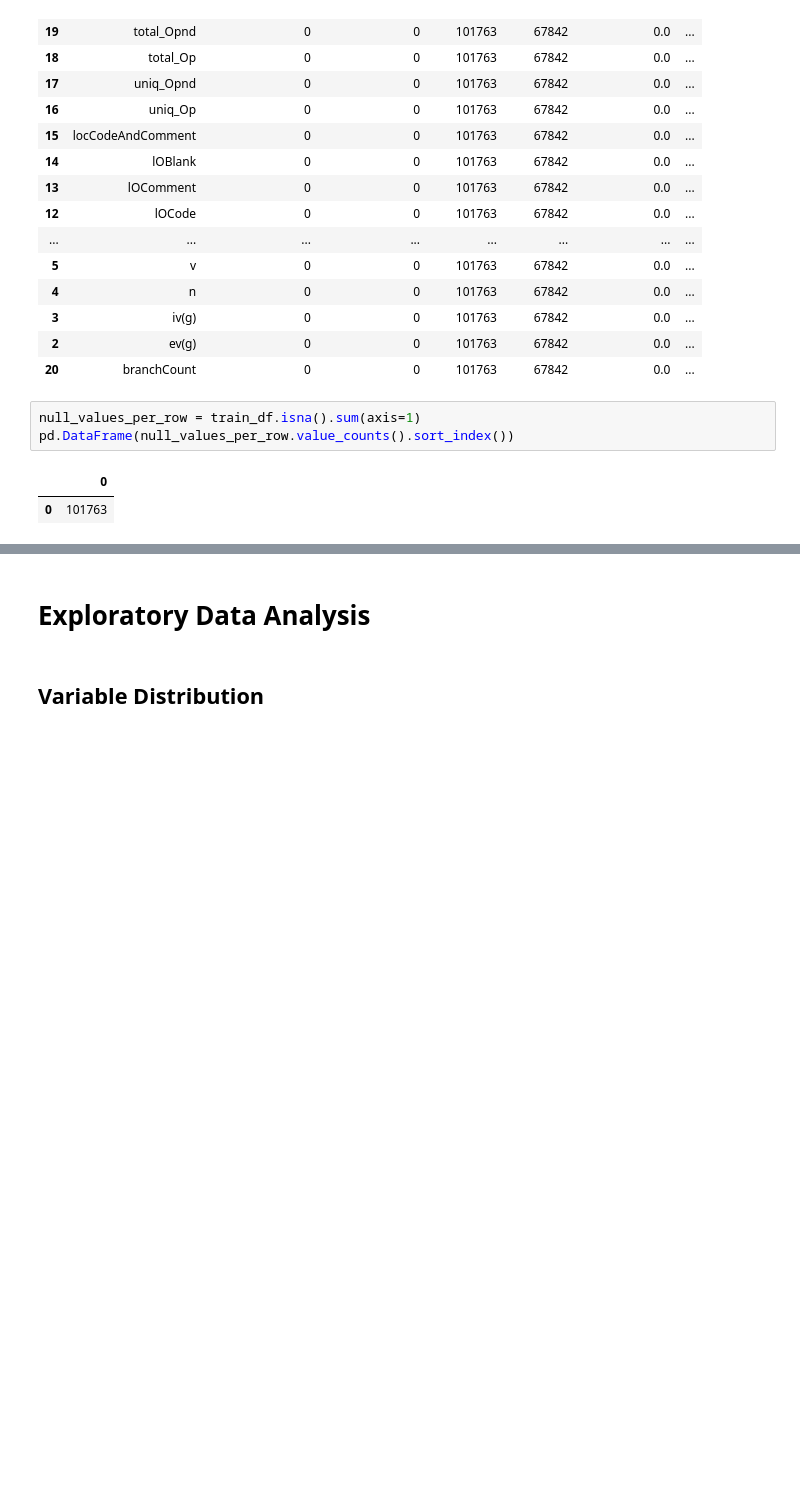
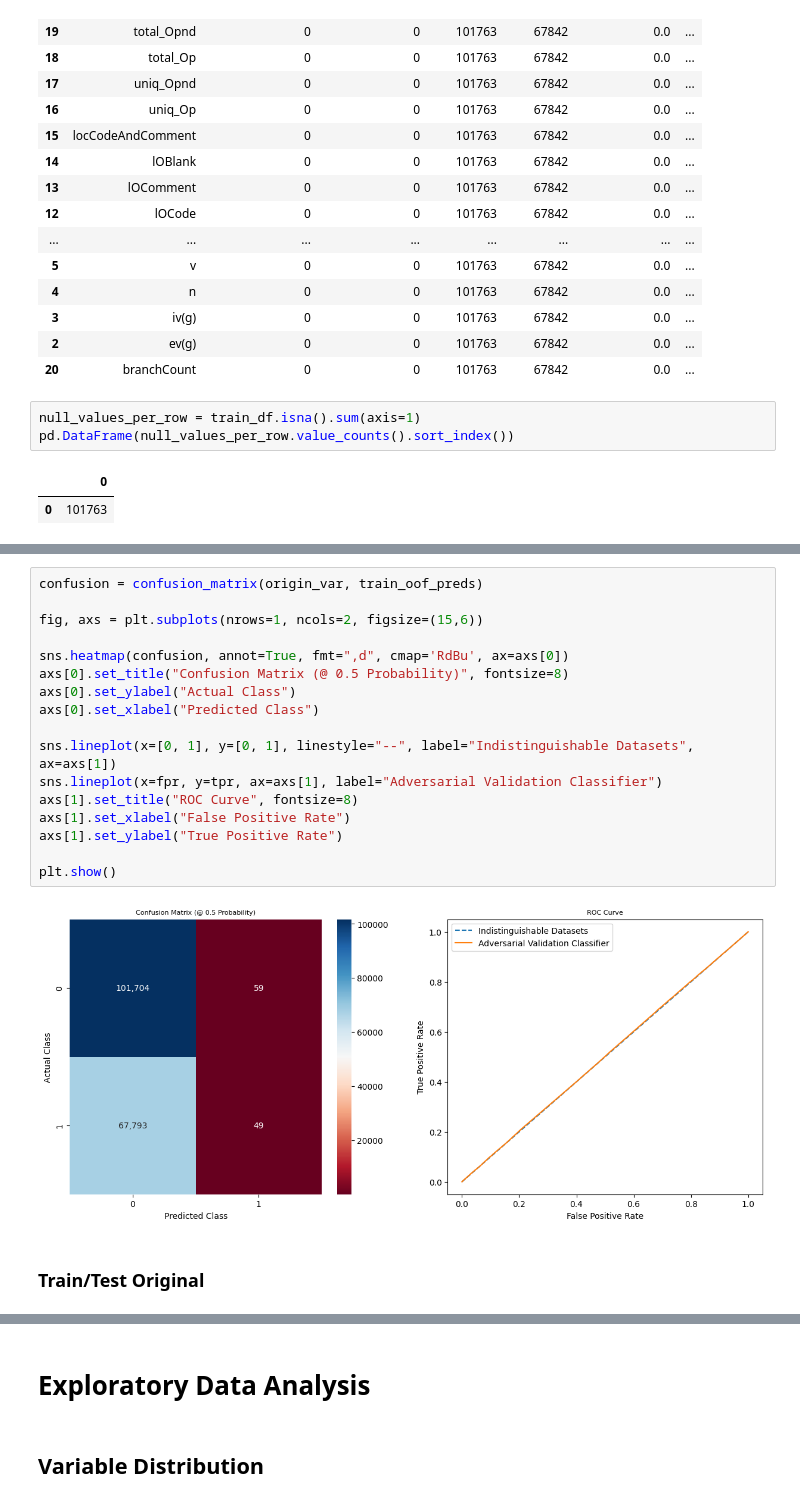
Before and after one commit to cheeweisoh/kaggle, a Jupyter notebook: tps/tps_3_23/eda2.ipynb, the cells around one changed output, grey strips where cells are left out. Saved outputs shown, nothing was run; the diff lists cells and outputs as text; blank space fills up the shorter version.

```diff
--- a/tps/tps_3_23/eda2.ipynb
+++ b/tps/tps_3_23/eda2.ipynb
@@ -101,0 +170,21 @@ pd.DataFrame(null_values_per_row.value_counts().sort_index())
+# %%
+confusion = confusion_matrix(origin_var, train_oof_preds)
+
+fig, axs = plt.subplots(nrows=1, ncols=2, figsize=(15,6))
+
+sns.heatmap(confusion, annot=True, fmt=",d", cmap='RdBu', ax=axs[0])
+axs[0].set_title("Confusion Matrix (@ 0.5 Probability)", fontsize=8)
+axs[0].set_ylabel("Actual Class")
+axs[0].set_xlabel("Predicted Class")
+
+sns.lineplot(x=[0, 1], y=[0, 1], linestyle="--", label="Indistinguishable Datasets", ax=axs[1])
+sns.lineplot(x=fpr, y=tpr, ax=axs[1], label="Adversarial Validation Classifier")
+axs[1].set_title("ROC Curve", fontsize=8)
+axs[1].set_xlabel("False Positive Rate")
+axs[1].set_ylabel("True Positive Rate")
+
+plt.show()
+# %% [output]
+[figure, added]
+# %% [markdown]
+### Train/Test Original
```
Also changed, not shown: parts of 18 cells of this notebook, 1 other file.
